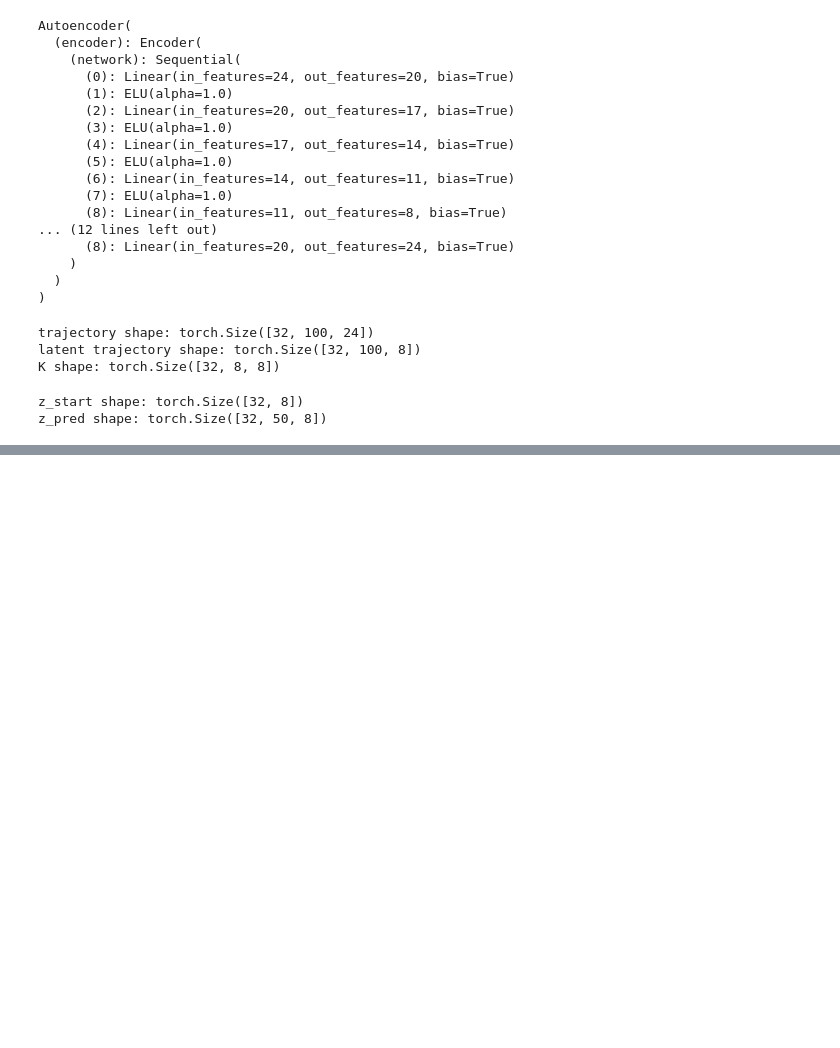
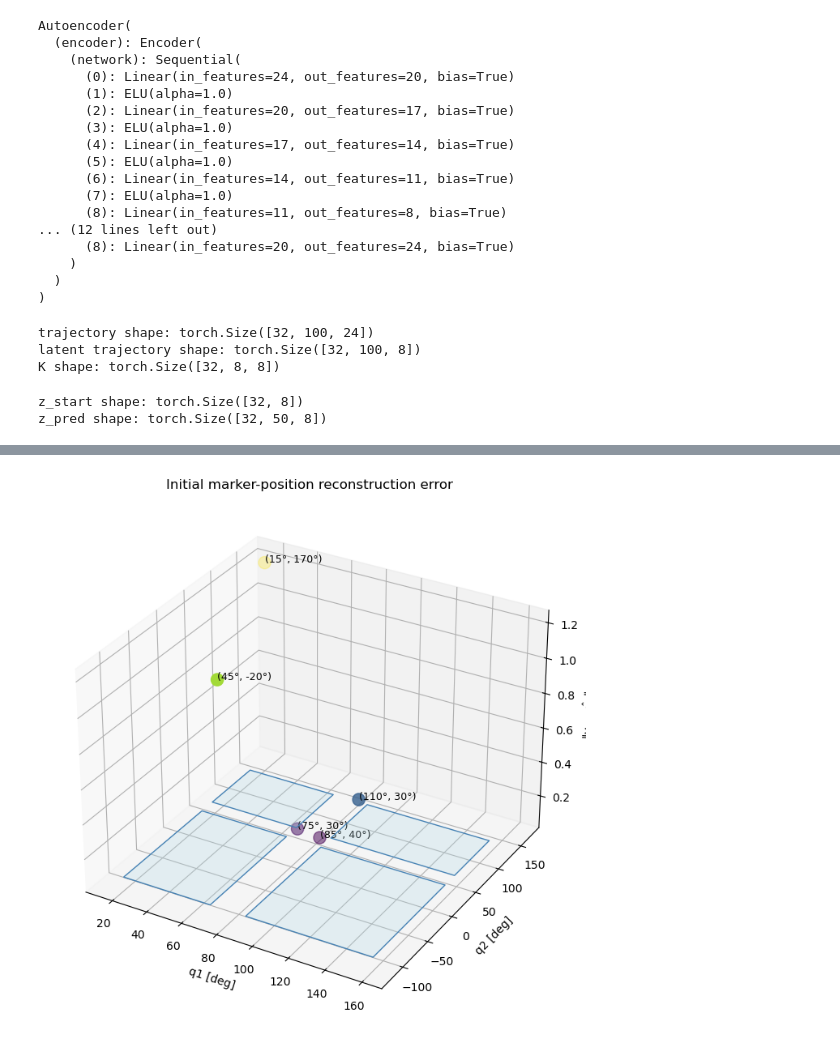
Before and after one commit to kiranThyagarajan/master-thesis, a Jupyter notebook: src/koopman-markers.ipynb, the cells around one changed output, grey strips where cells are left out. Cells and saved outputs as stored; diff of their text form; code cells hidden in the pictures; blank space fills up the shorter version.

```diff
--- a/src/koopman-markers.ipynb
+++ b/src/koopman-markers.ipynb
@@ -451,0 +454,79 @@ Predicted future shape : (50, 24)
+# %%
+project_root = Path.cwd().resolve().parents[0]
+data_root = project_root / "data" / "custom_test"
+
+print("project_root:", project_root)
+print("data_root:", data_root)
+print("exists:", data_root.exists())
+
+traj_dirs = sorted([p for p in data_root.iterdir() if p.is_dir()])
+
+initial_qs_deg = [
+    (75.0, 30.0),
+    (85.0, 40.0),
+    (15.0, 170.0),
+    (45.0, -20.0),
+    (110.0, 30.0),
+]
+
+q1_vals_deg = []
+q2_vals_deg = []
+err_vals = []
+
+autoencoder.eval()
+with torch.no_grad():
+    for i, traj_dir in enumerate(traj_dirs):
+        observations_np = np.load(traj_dir / "observations.npy")   # (24, T)
+
+        marker_pos_true_0 = observations_np[:12, 0]   # (12,)
+
+        trajectory = torch.from_numpy(observations_np.T).unsqueeze(0).to(device=device, dtype=torch.float64)
+        z = autoencoder.encoder(trajectory)
+        observations_recon = autoencoder.decoder(z).squeeze(0).detach().cpu().numpy().T
+
+        marker_pos_recon_0 = observations_recon[:12, 0]   # (12,)
+        err_0 = np.linalg.norm(marker_pos_true_0 - marker_pos_recon_0)
+
+        q1_deg, q2_deg = initial_qs_deg[i]
+        q1_vals_deg.append(q1_deg)
+        q2_vals_deg.append(q2_deg)
+        err_vals.append(err_0)
+
+fig = plt.figure(figsize=(9, 7))
+ax = fig.add_subplot(111, projection="3d")
+
+ax.scatter(q1_vals_deg, q2_vals_deg, err_vals, c=err_vals, cmap="viridis", s=120)
+
+for q1, q2, err in zip(q1_vals_deg, q2_vals_deg, err_vals):
+    ax.text(q1, q2, err, f"({q1:.0f}°, {q2:.0f}°)", fontsize=9)
+
+
+# training region rectangles on the q1-q2 plane
+q1_ranges = [(20, 70), (90, 160)]
+q2_ranges = [(-120, 25), (45, 120)]
+
+z_plane = min(err_vals)
+rectangles = []
+
+for q1_min, q1_max in q1_ranges:
+    for q2_min, q2_max in q2_ranges:
+        rectangles.append([
+            (q1_min, q2_min, z_plane),
+            (q1_max, q2_min, z_plane),
+            (q1_max, q2_max, z_plane),
+            (q1_min, q2_max, z_plane),
+        ])
+
+from mpl_toolkits.mplot3d.art3d import Poly3DCollection
+
+region = Poly3DCollection(rectangles, facecolors="lightblue", edgecolors="steelblue", alpha=0.25)
+ax.add_collection3d(region)
+
+ax.set_xlabel("q1 [deg]")
+ax.set_ylabel("q2 [deg]")
+ax.set_zlabel(r"$\|y_0 - \hat{y}_0\|$")
+ax.set_title("Initial marker-position reconstruction error")
+
+fig.tight_layout()
+plt.show()
+# %% [output]
@@ -451,0 +536 @@ Predicted future shape : (50, 24)
+[figure, added]
```
Also changed, not shown: parts of 9 cells of this notebook, 1 other file.
